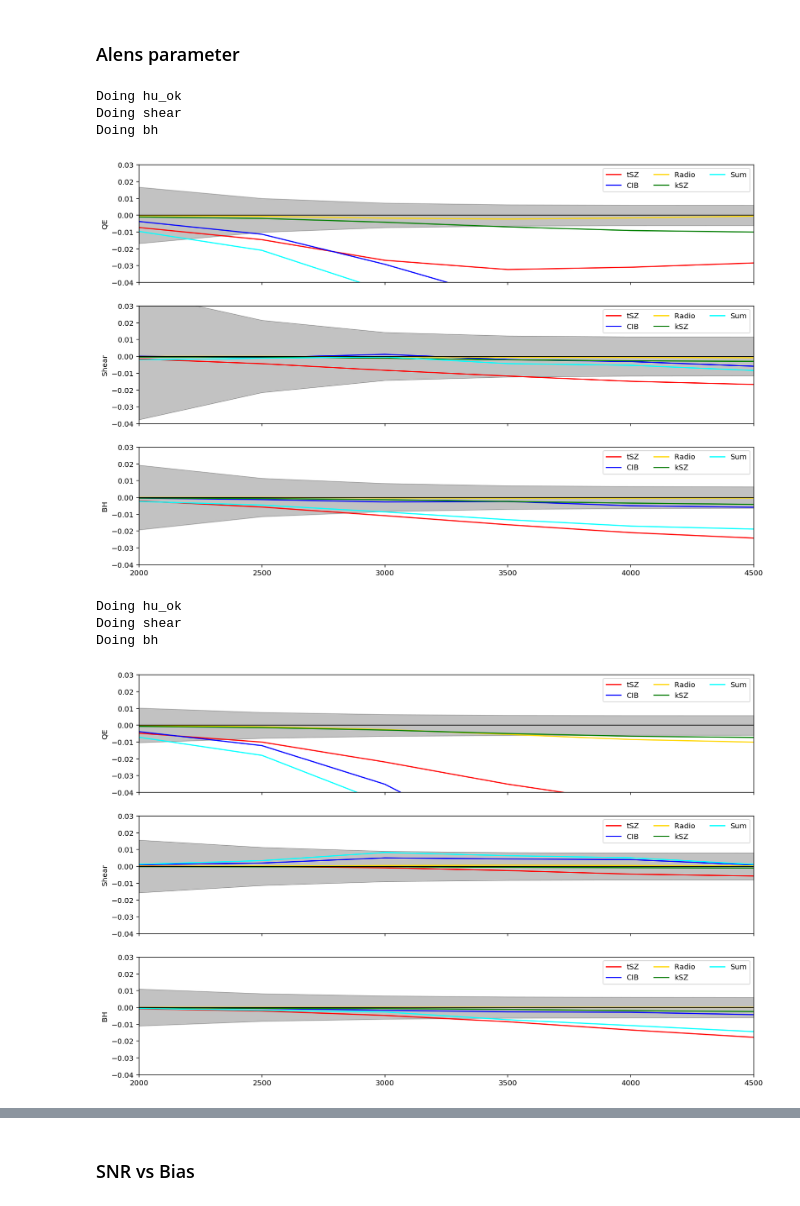
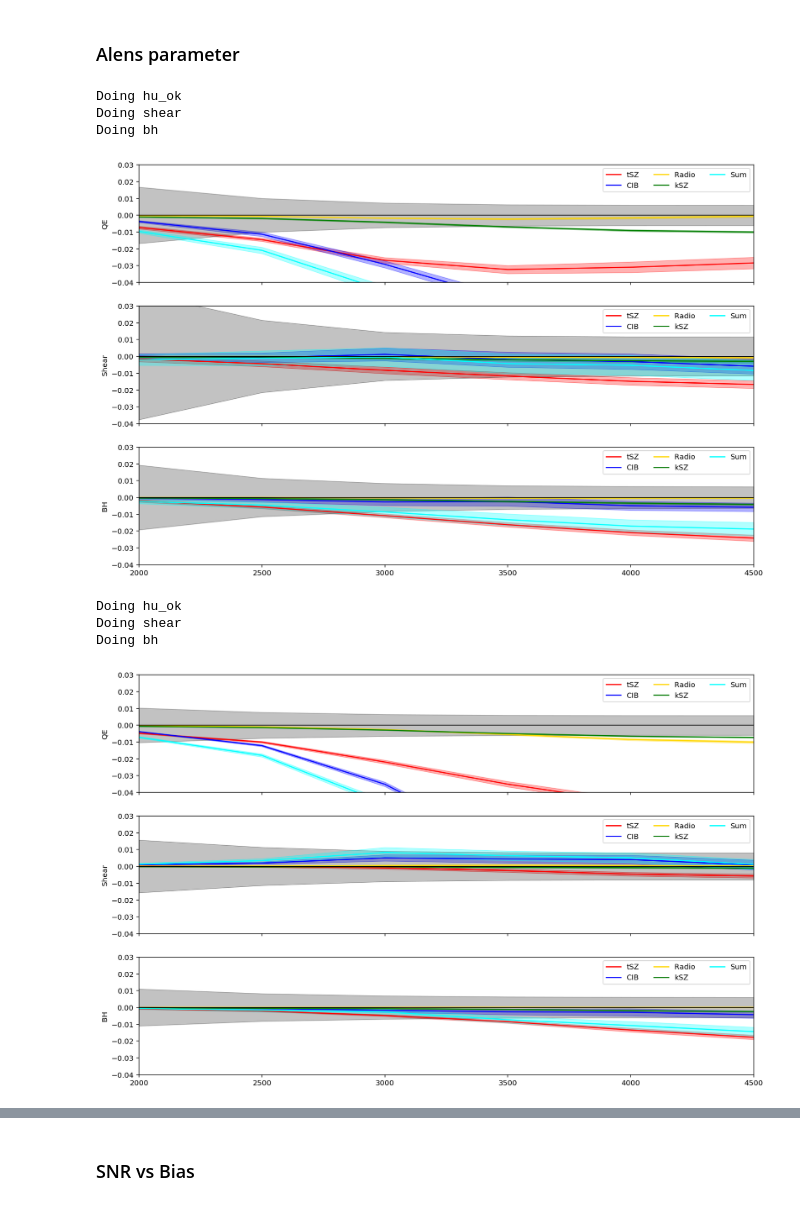
Before and after one commit to Saladino93/qelensingcomb, a Jupyter notebook: plots.ipynb, the cells around one changed output, grey strips where cells are left out. Saved outputs shown, nothing was run; the diff lists cells and outputs as text; code cells hidden in the pictures.

Commit message:
new plots

```diff
--- a/plots.ipynb
+++ b/plots.ipynb
@@ -479,10 +481,12 @@ for case in cases:
             noiseslist = []
             biaseslist = []
 
+            scatters_list = []
+            means_list = []
+
             for lmax_fixed in lmaxes_list:
 
                 lmax_directory = get_lmax_directory(lmax_fixed, estimators)
-
 
                 P = PP/lmax_directory
                 Pfg = PP/lmax_directory/fgnamefile
@@ -504,8 +508,8 @@ for case in cases:
                 specificbias = get('totalbias')
                 specificbiascross = get(primarycrosstag)
 
-                specificscatter = getscatter('totalbias')
-                specificscattercross = getscatter(primarycrosstag)
+                #specificscatter = getscatter('totalbias')
+                #specificscattercross = getscatter(primarycrosstag)
 
                 if case == autocase:
                     Optauto = best.Opt(estimators, 30, 1200, ells, kk, theta, specificbias, noises)
@@ -515,35 +519,84 @@ for case in cases:
                     Opt = Optcross
 
                 f, n, b = Opt.get_f_n_b(Opt.ells_selected, Opt.theory_selected, Opt.theta_selected, Opt.biases_selected,
                           sum_biases_squared = False, bias_squared = False, fb = 0., inv_variance = True)
 
                 nbins = Opt.nbins
                 zeros = np.zeros(3*nbins)
                 for j in range(nbins):
                     zeros[index+3*j:index+(3*j+1)] = 1.
 
                 noiseslist += [n(zeros)]
                 biaseslist += [b(zeros)]
 
+                dic = u.dictionary('output_biases/', lmax_directory)
+
+                biasestags = [trispectrumtag, primarytag, secondarytag]
+
+                total = []
+
+                for j in range(Nsims):
+                    dictionary = dic.read(f'{fgnamefile}_{nu}_{j}')
+                    temp = 0.
+                    if case == autocase:
+                        for k in biasestags:
+                            temp += (u.get_element(dictionary[k], estimators))
+                    elif case == crosscase:
+                        temp += (u.get_element(dictionary[primarycrosstag], estimators))
+
+                    temp_bias = temp
+
+                    if case == autocase:
+                        Optauto = best.Opt(estimators, 30, 1200, ells, kk, theta, temp_bias, noises)
+                        Opt = Optauto
+                    elif case == crosscase:
+                        Optcross = best.Opt(estimators, 30, 1200, ells, kg, thetacross, temp_bias, noises)
+                        Opt = Optcross
+
+                    f, n, b = Opt.get_f_n_b(Opt.ells_selected, Opt.theory_selected, Opt.theta_selected, Opt.biases_selected,
+                          sum_biases_squared = False, bias_squared = False, fb = 0., inv_variance = True)
+
+                    total += [b(zeros)]
+
+                A, A_octanct = 81*20**2, 5156.6
+                factor_err = np.sqrt(A/A_octanct)
+
+                mean, scatter = u.get_mean_and_scatter(Nsims, total)
+
+                scatters_list += [scatter]
+                means_list += [mean]
+
+
+
+
             noiseslist = np.array(noiseslist)
             biaseslist = np.array(biaseslist)
+
+            scatters_list = np.array(scatters_list)*factor_err
+            means_list = np.array(means_list)
+
+            #print('Rapp', means_list/biaseslist)
+            #print(scatters_list)
+
             ax[index].plot(lmaxes_list, biaseslist, color = colors_fgs[fgnamefile], label = labels_fgs[fgnamefile])
             ax[index].fill_between(lmaxes_list, -noiseslist, noiseslist, color = 'black', alpha = 0.05)
+
+            ax[index].fill_between(lmaxes_list, biaseslist-scatters_list, biaseslist+scatters_list, color = colors_fgs[fgnamefile], alpha = 0.3)
 
         ax[index].axhline(y = 0, color = 'black', lw = 1)
         ax[index].set_ylim(-0.04, 0.03)
         ax[index].set_ylabel(labels_ests[estimator])
         ax[index].legend(ncol = len(estimators))
         ax[-1].set_xlim(2000, 4500)
 
     fig.savefig(paperplots/f'alens_{case}_biases.png', dpi = 300)
     plt.show()
 # %% [output]
 Doing hu_ok
 Doing shear
 Doing bh
-[figure, old version]
+[figure, new version]
 Doing hu_ok
 Doing shear
 Doing bh
-[figure, old version]
+[figure, new version]
```
Also changed, not shown: parts of 43 cells of this notebook, 4 other files.
